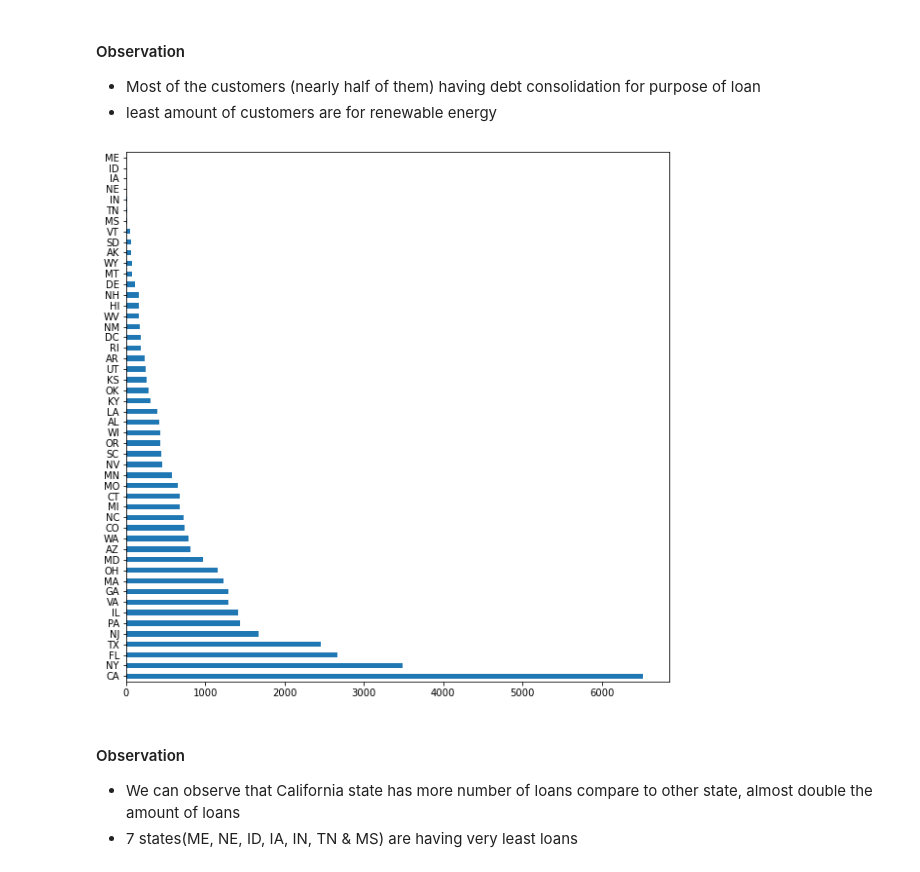
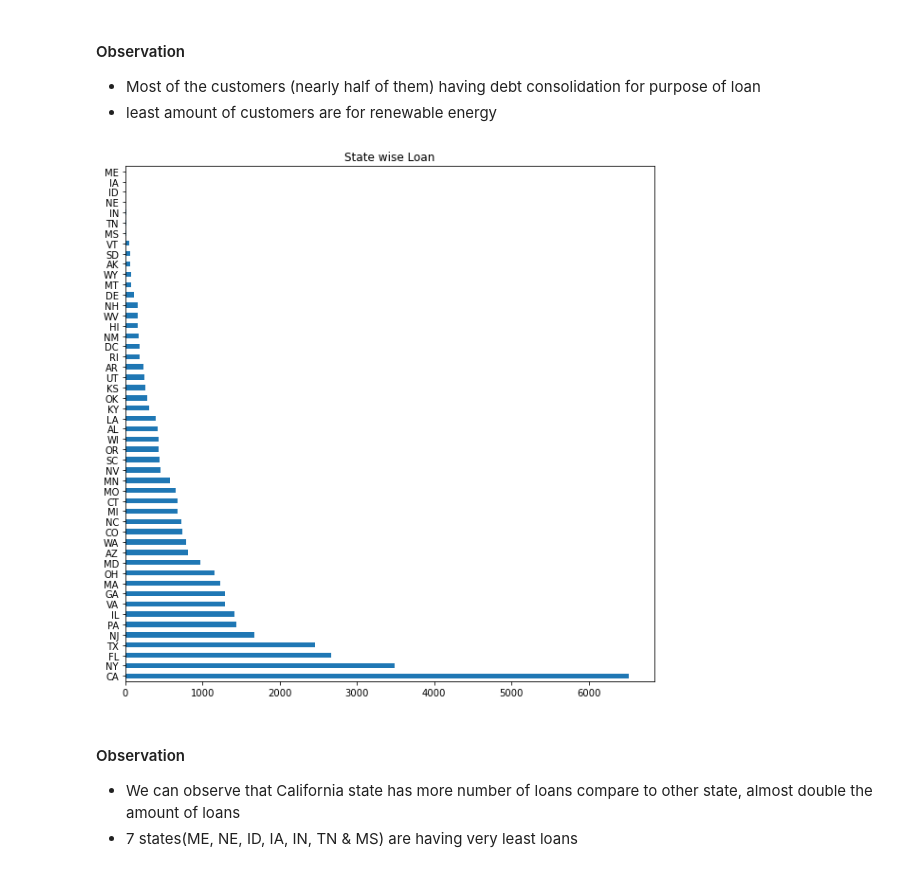
Before and after one commit to Arjun-47/LendingClubCaseStudy, a Jupyter notebook: Nagarjun Chittyala.ipynb, the cells around one changed output. Cells and saved outputs as stored; diff of their text form; code cells hidden in the pictures.

```diff
--- a/Nagarjun Chittyala.ipynb
+++ b/Nagarjun Chittyala.ipynb
@@ -339,4 +305,0 @@ df.shape
-# %%
-# dropping columns with huge missing records
-df = df.drop(axis=1, columns=['next_pymnt_d', 'mths_since_last_delinq', 'mths_since_last_record', 'next_pymnt_d'])
-df.shape
@@ -419,0 +435,4 @@ Name: url, dtype: object
+# %%
+# dropping columns with more than 50 % missing values
+df = df.drop(axis=1, columns=['next_pymnt_d', 'mths_since_last_delinq', 'mths_since_last_record'])
+df.shape
@@ -1072,10 +1093,11 @@ plt.show()
 # %%
 # bar plot the loan frequency by statewise
 plt.figure(figsize=[10, 10])
 df.addr_state.value_counts().plot.barh()
+plt.title('State wise Loan')
 plt.show()
 # %% [output]
-[figure, old version]
+[figure, new version]
 # %% [markdown]
 #### Observation
 * We can observe that California state has more number of loans compare to other state, almost double the amount of loans
```
Also changed, not shown: parts of 32 cells of this notebook, 4 other files.
